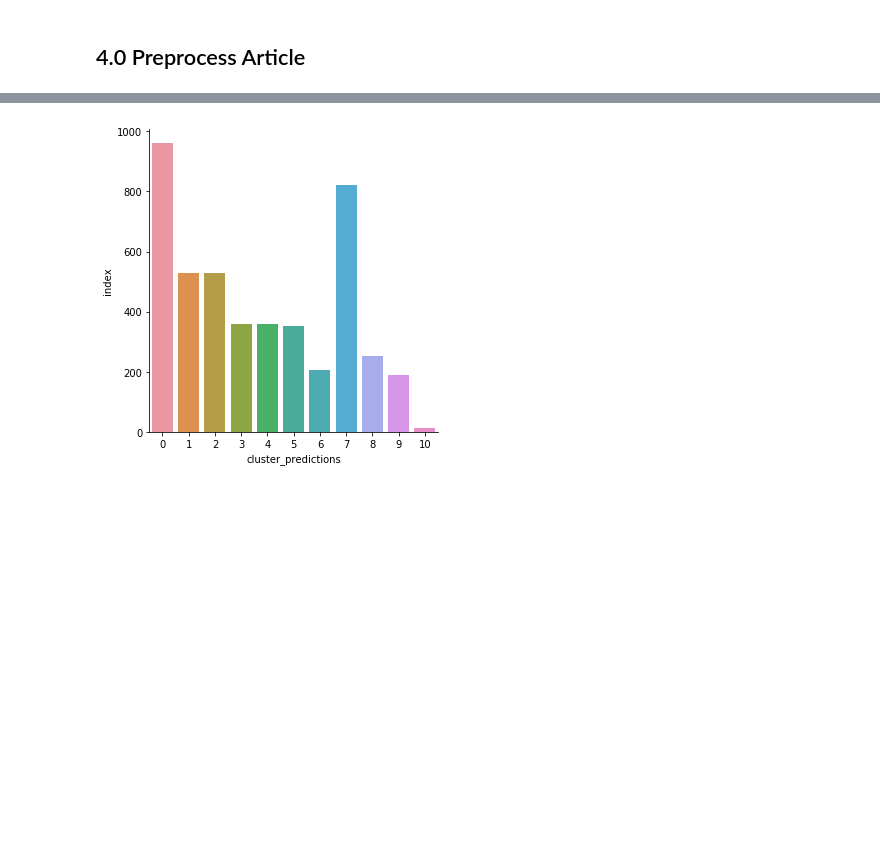
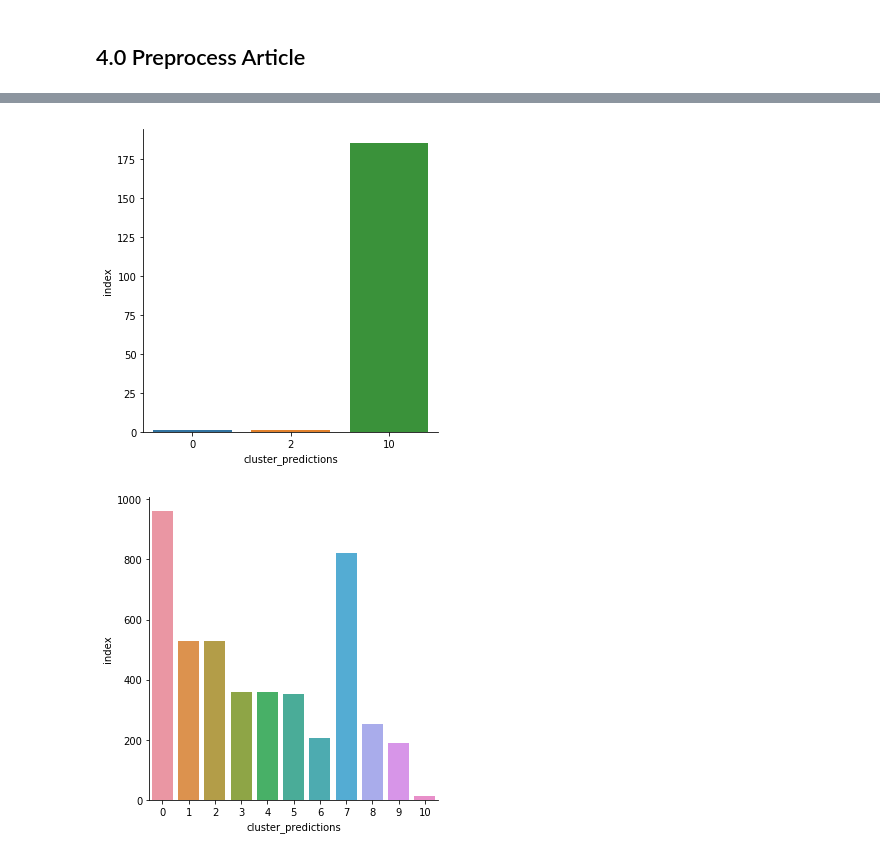
Before and after one commit to achanales/Giver, a Jupyter notebook: notebooks/4.1-Basic_Pipeline.ipynb, the cells around one changed output, grey strips where cells are left out. Cells and saved outputs as stored; diff of their text form; code cells hidden in the pictures; blank space fills up the shorter version.

```diff
--- a/notebooks/4.1-Basic_Pipeline.ipynb
+++ b/notebooks/4.1-Basic_Pipeline.ipynb
@@ -212,4 +258,9 @@ def df_topic(df, search_term):
     df_sub = df[df['topic']>-1]
     articles = df_sub['content'].astype('str')
     return articles
+# %%
+def df_topic_headlines(df, search_term):
+    df['topic'] = all_news['title'].str.find(search_term)
+    df_sub = df[df['topic']>-1]
+    return df_sub
 # %%
@@ -218,0 +272,4 @@ jewish = df_topic(all_news,'jew')
+# %%
+cc_headline = df_topic_headlines(all_news,'climate change')
+homeless_headline = df_topic_headlines(all_news,'homeless')
+jewish_headline = df_topic_headlines(all_news,'jew')
@@ -222,19 +284,21 @@ del all_news
 def word_embed_articles(processed_docs,doc_dict,model_tfidf,tfidf_emb_vecs):
 
     #Convert docs into tf-idf vectors
-    docs_corpus = [docs_dict.doc2bow(doc) for doc in processed_docs]
+    docs_corpus = [doc_dict.doc2bow(doc) for doc in processed_docs]
     docs_tfidf  = model_tfidf[docs_corpus]
-    docs_vecs   = np.vstack([sparse2full(c, len(docs_dict)) for c in docs_tfidf])
+    docs_vecs   = np.vstack([sparse2full(c, len(doc_dict)) for c in docs_tfidf])
+
 
     # sum of glove vectors linearlly weighted by tfidf
     art_emb = np.dot(docs_vecs, tfidf_emb_vecs)
 
     return art_emb
 # %%
-def process_predict_articles(df, model):
+def process_predict_articles(df, model,column,charity_docs_dict,charity_model_tfidf,charity_tfidf_emb_vecs):
 
-    df_content = df['content'].astype('str')
+    df_content = [df[column]]
     df_pre = preprocess_docs(df_content)
+
     art_embs = word_embed_articles(df_pre,charity_docs_dict,charity_model_tfidf,charity_tfidf_emb_vecs)
 
     predictions = model.predict(art_embs)
@@ -250,3 +366,8 @@ def plot_cluster_pred_dist(df):
+# %%
+cc_head_predict = process_predict_articles(cc_headline,model_tfidf,'title',charity_docs_dict,charity_model_tfidf,charity_tfidf_emb_vecs)
+plot_cluster_pred_dist(cc_head_predict)
+# %% [output]
+[figure, added]
 # %%
 cc_predict = process_predict_articles(cc,model)
 plot_cluster_pred_dist(cc_predict)
```
Also changed, not shown: parts of 23 cells of this notebook, 6 other files.
